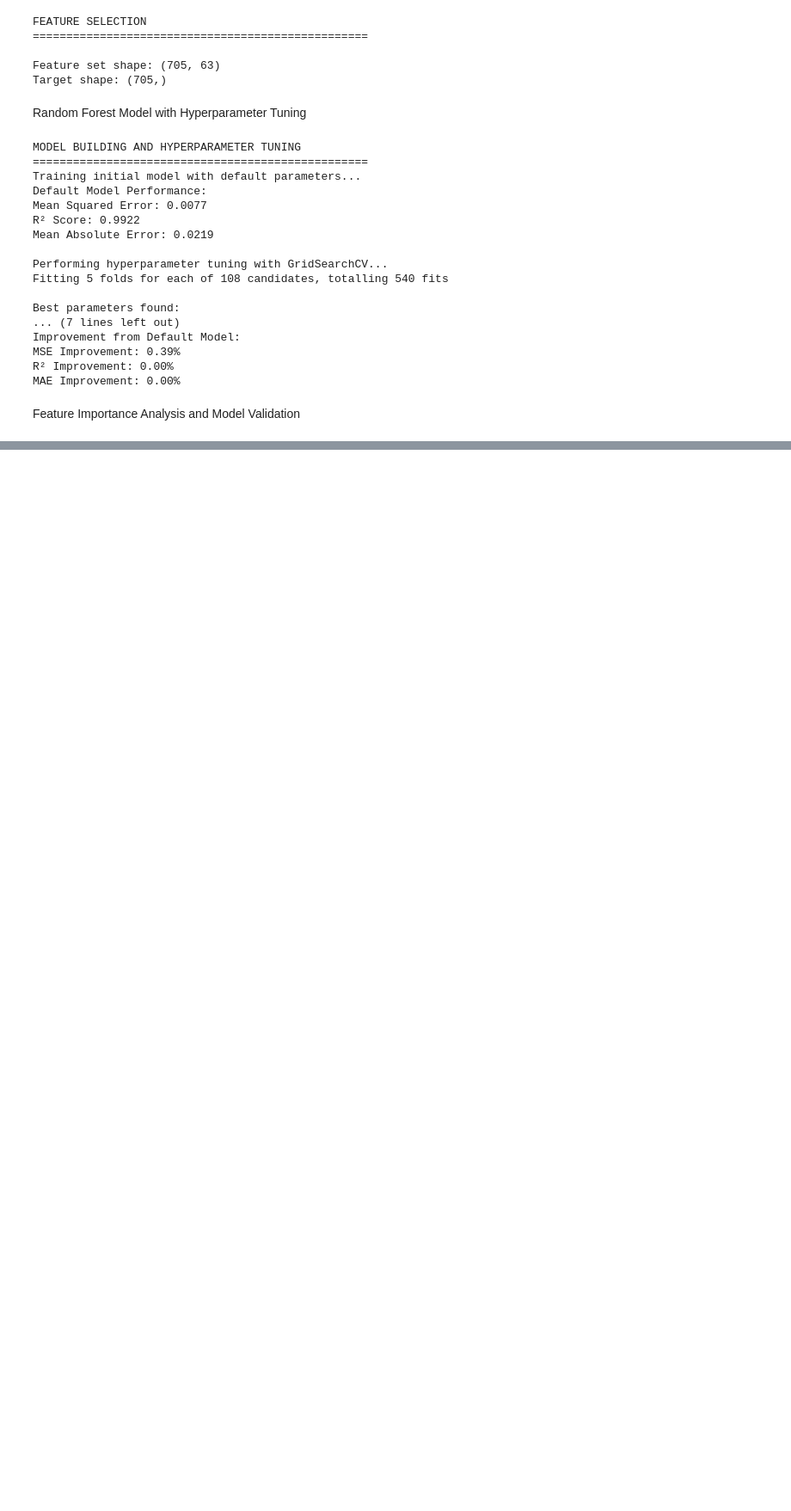
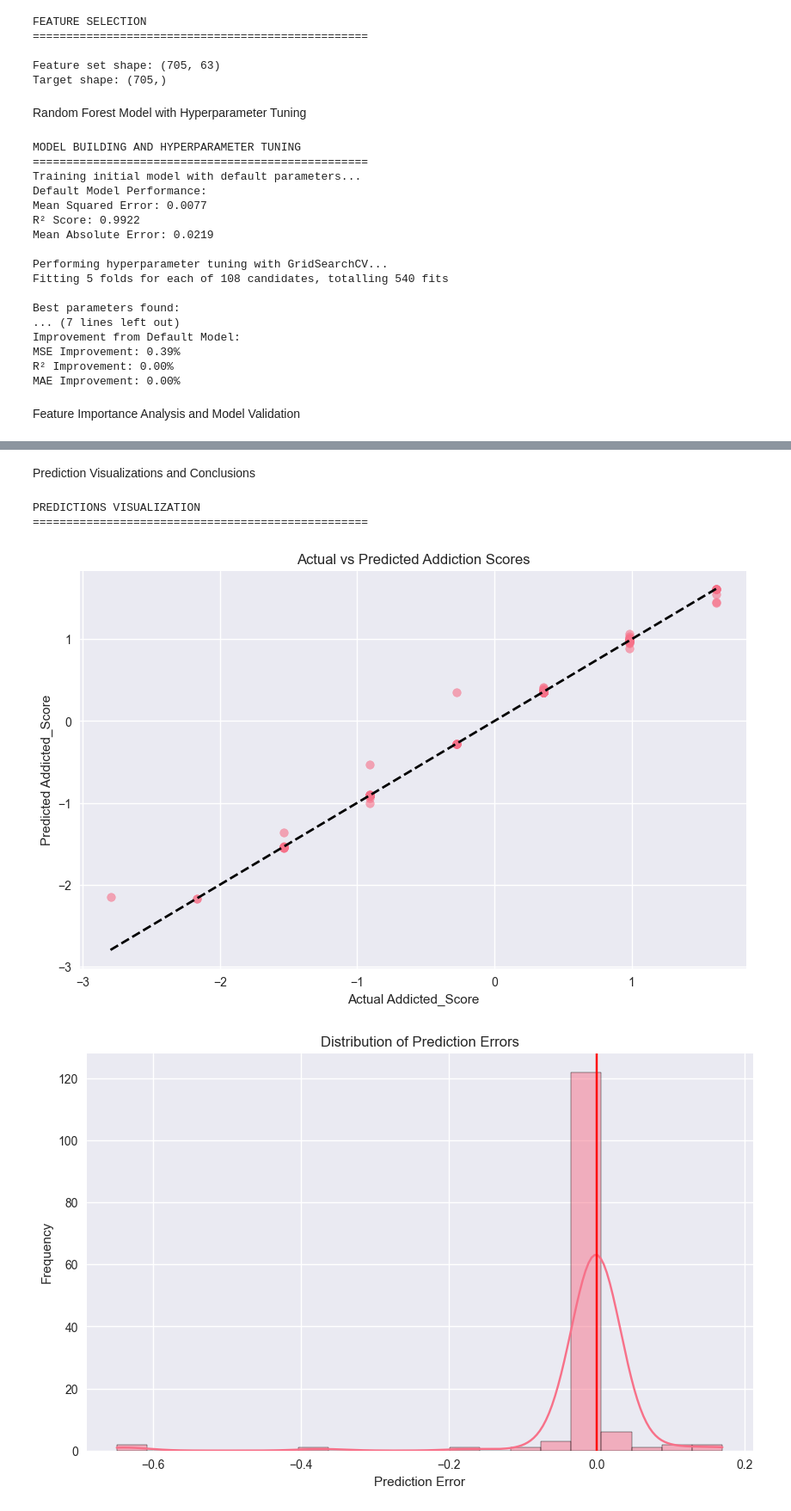
Before and after one commit to tsaqifimtinan/finalproject-kel-8-pm-d, a Jupyter notebook: random forest/random forest_analysis.ipynb, the cells around one changed output, grey strips where cells are left out. Shown at 86% size. Saved outputs shown, nothing was run; the diff lists cells and outputs as text; code cells hidden in the pictures; blank space fills up the shorter version.

Commit message:
Fixed random forest

```diff
--- a/random forest/random forest_analysis.ipynb
+++ b/random forest/random forest_analysis.ipynb
@@ -292,0 +343,65 @@ print(f"Standard Deviation: {cv_mse_scores.std():.4f}")
+# %% [markdown]
+Prediction Visualizations and Conclusions
+# %%
+# 7. Predictions Visualization
+print("\n\nPREDICTIONS VISUALIZATION")
+print("=" * 50)
+
+# Plot actual vs predicted values
+plt.figure(figsize=(10, 6))
+plt.scatter(y_test, y_pred_tuned, alpha=0.6)
+plt.plot([y.min(), y.max()], [y.min(), y.max()], 'k--', lw=2)
+plt.xlabel('Actual Addicted_Score')
+plt.ylabel('Predicted Addicted_Score')
+plt.title('Actual vs Predicted Addiction Scores')
+plt.show()
+
+# Distribution of errors
+errors = y_test - y_pred_tuned
+plt.figure(figsize=(10, 6))
+sns.histplot(errors, kde=True, bins=20)
+plt.title('Distribution of Prediction Errors')
+plt.xlabel('Prediction Error')
+plt.ylabel('Frequency')
+plt.axvline(x=0, color='r', linestyle='-')
+plt.show()
+
+# Plot predictions vs residuals to check for patterns
+plt.figure(figsize=(10, 6))
+plt.scatter(y_pred_tuned, errors, alpha=0.6)
+plt.hlines(y=0, xmin=y_pred_tuned.min(), xmax=y_pred_tuned.max(), colors='r', linestyles='-')
+plt.title('Residuals vs Predicted Values')
+plt.xlabel('Predicted Addicted_Score')
+plt.ylabel('Residuals')
+plt.show()
+
+# 8. Conclusions and Model Summary
+print("\n\nCONCLUSIONS AND MODEL SUMMARY")
+print("=" * 50)
+
+print(f"Best Random Forest Model Parameters:")
+for param, value in best_rf.get_params().items():
+    if param in grid_search.best_params_:
+        print(f"- {param}: {value}")
+
+print(f"\nFinal Model Performance:")
+print(f"R² Score: {r2_tuned:.4f}")
+print(f"Mean Squared Error: {mse_tuned:.4f}")
+print(f"Mean Absolute Error: {mae_tuned:.4f}")
+print(f"Root Mean Squared Error: {np.sqrt(mse_tuned):.4f}")
+
+print("\nTop 5 Most Important Features:")
+for i, row in feature_importance_df.head(5).iterrows():
+    print(f"- {row['Feature']}: {row['Importance']:.4f}")
+
+print("\nKey Insights:")
+print("1. The model explains {:.1f}% of the variance in social media addiction scores".format(r2_tuned * 100))
+print(f"2. The average prediction error is ±{mae_tuned:.2f} addiction score points")
+print("3. The most influential factors for predicting addiction are related to usage patterns and mental health metrics")
+print("4. Cross-validation confirms the model is stable with consistent performance across different data subsets")
+print("5. The model can be effective for identifying students at risk of social media addiction for targeted interventions")
+# %% [output]
+PREDICTIONS VISUALIZATION
+==================================================
+[figure, added]
+[figure, added]
```
Also changed, not shown: parts of 2 cells of this notebook.
